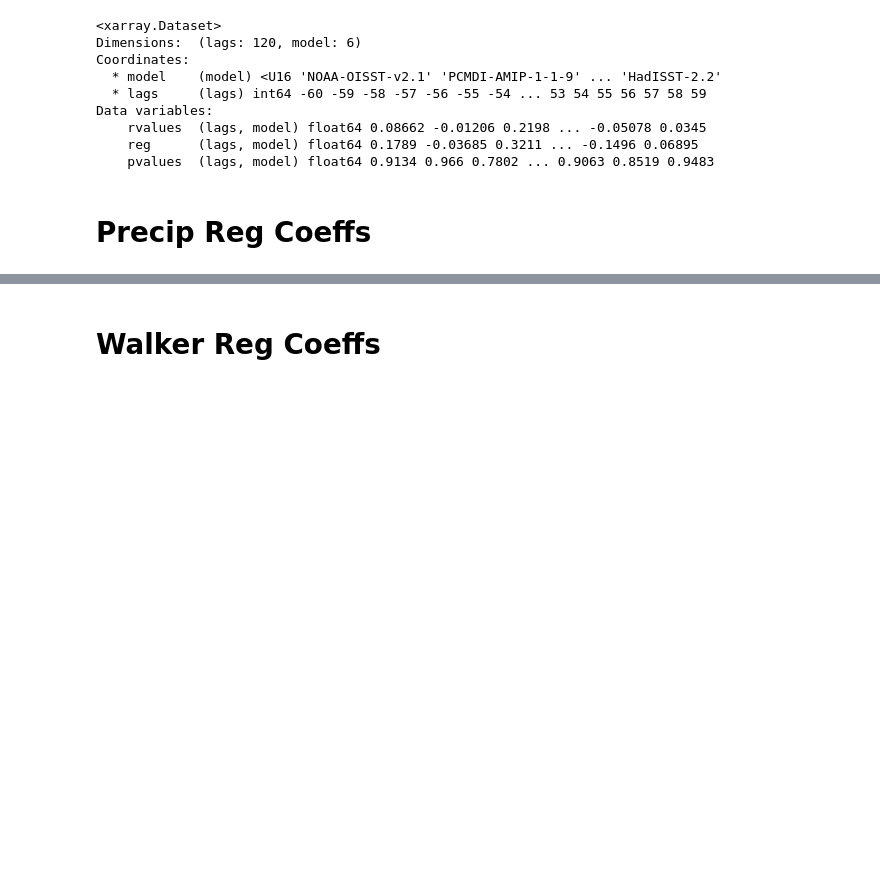
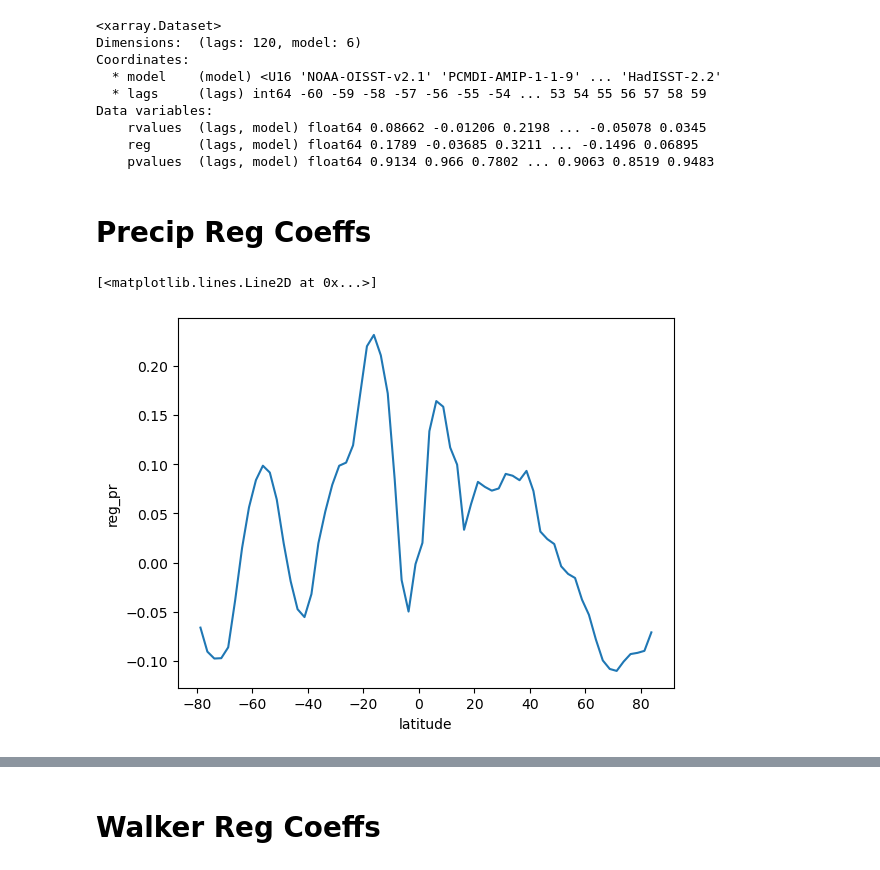
Before and after one commit to zacespinosa/SO-EP-teleconnection, a Jupyter notebook: SO-EPT-Obs.ipynb, the cells around one changed output, grey strips where cells are left out. Drawn from its saved outputs; the diff is of its cells as text; code cells hidden in the pictures; blank space fills up the shorter version.

```diff
--- a/SO-EPT-Obs.ipynb
+++ b/SO-EPT-Obs.ipynb
@@ -619,5 +619,14 @@ Data variables:
     pvalues  (lags, model) float64 0.9134 0.966 0.7802 ... 0.9063 0.8519 0.9483
 # %% [markdown]
 # Precip Reg Coeffs
+# %%
+# Apply rolling mean with a window size of 5 degrees latitude
+smoothed_data = (-obs_regs["reg_pr"].mean(["longitude", "model"])*1000).rolling(latitude=5, center=True).mean()
+
+# Plot the smoothed data
+smoothed_data.plot()
+# %% [output]
+[<matplotlib.lines.Line2D at 0x...>]
+[figure, added]
 # %%
 # (-obs_pr_reg.mean(["longitude", "model"])*1000).reg.plot()
```
Also changed, not shown: parts of 1 cell of this notebook, 1 other file.
